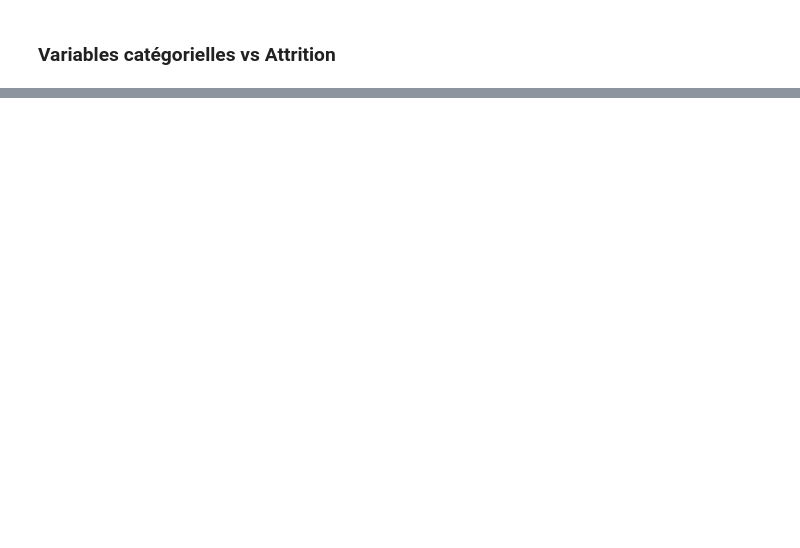
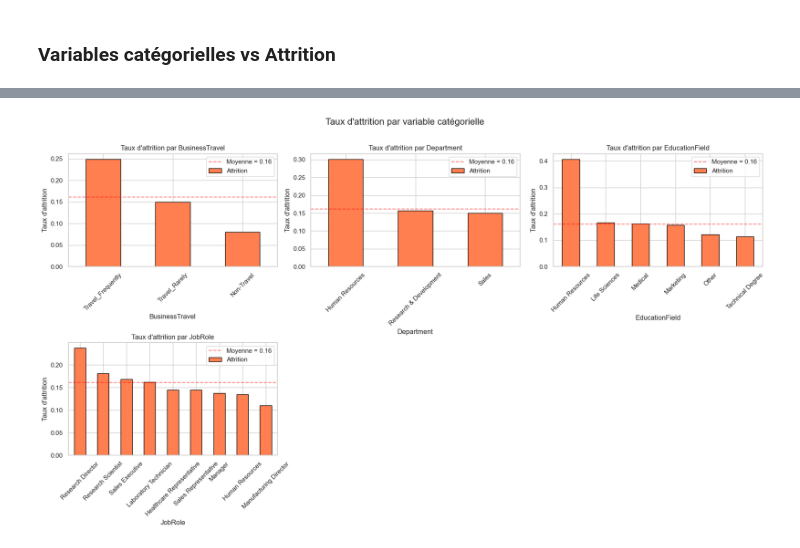
Before and after one commit to Akkuro/Ethical-turnover-analysis, a Jupyter notebook: src/main.ipynb, the cells around one changed output, grey strips where cells are left out. Saved outputs shown, nothing was run; the diff lists cells and outputs as text; code cells hidden in the pictures; blank space fills up the shorter version.

```diff
--- a/src/main.ipynb
+++ b/src/main.ipynb
@@ -647,18 +502,0 @@ plt.show()
-# %%
-# Bar chart comparatif de toutes les métriques
-fig, axes = plt.subplots(2, 2, figsize=(16, 12))
-
-metrics_to_plot = ['Accuracy', 'Precision', 'Recall', 'F1']
-colors_metrics = ['#3498db', '#2ecc71', '#e74c3c', '#9b59b6']
-
-for ax, metric, color in zip(axes.flatten(), metrics_to_plot, colors_metrics):
-    values = clf_df[metric].sort_values(ascending=True)
-    values.plot(kind='barh', ax=ax, color=color, edgecolor='black')
-    ax.set_title(metric, fontsize=14)
-    ax.set_xlim(0, 1)
-    for i, v in enumerate(values):
-        ax.text(v + 0.01, i, f'{v:.3f}', va='center', fontsize=10)
-
-plt.suptitle('Comparaison des classifieurs : Toutes les métriques', fontsize=16, y=1.02)
-plt.tight_layout()
-plt.show()
@@ -709,0 +503,25 @@ Les variables retenues dans le modèle pointent vers des **leviers organisationn
+# %%
+if len(cat_cols) > 0:
+    n_cols_plot = 3
+    n_rows_plot = (len(cat_cols) + n_cols_plot - 1) // n_cols_plot
+    fig, axes = plt.subplots(n_rows_plot, n_cols_plot, figsize=(18, 5 * n_rows_plot))
+    axes = axes.flatten()
+
+    for i, col in enumerate(cat_cols):
+        attrition_rate = df.groupby(col)['Attrition'].mean().sort_values(ascending=False)
+        attrition_rate.plot(kind='bar', ax=axes[i], color='coral', edgecolor='black')
+        axes[i].set_title(f"Taux d'attrition par {col}", fontsize=12)
+        axes[i].set_ylabel("Taux d'attrition")
+        axes[i].tick_params(axis='x', rotation=45)
+        axes[i].axhline(y=df['Attrition'].mean(), color='red', linestyle='--', alpha=0.5,
+                        label=f'Moyenne = {df["Attrition"].mean():.2f}')
+        axes[i].legend()
+
+    for j in range(i + 1, len(axes)):
+        axes[j].set_visible(False)
+
+    plt.suptitle("Taux d'attrition par variable catégorielle", fontsize=16, y=1.01)
+    plt.tight_layout()
+    plt.show()
+# %% [output]
+[figure, added]
```
Also changed, not shown: parts of 86 cells of this notebook, 1 other file.
